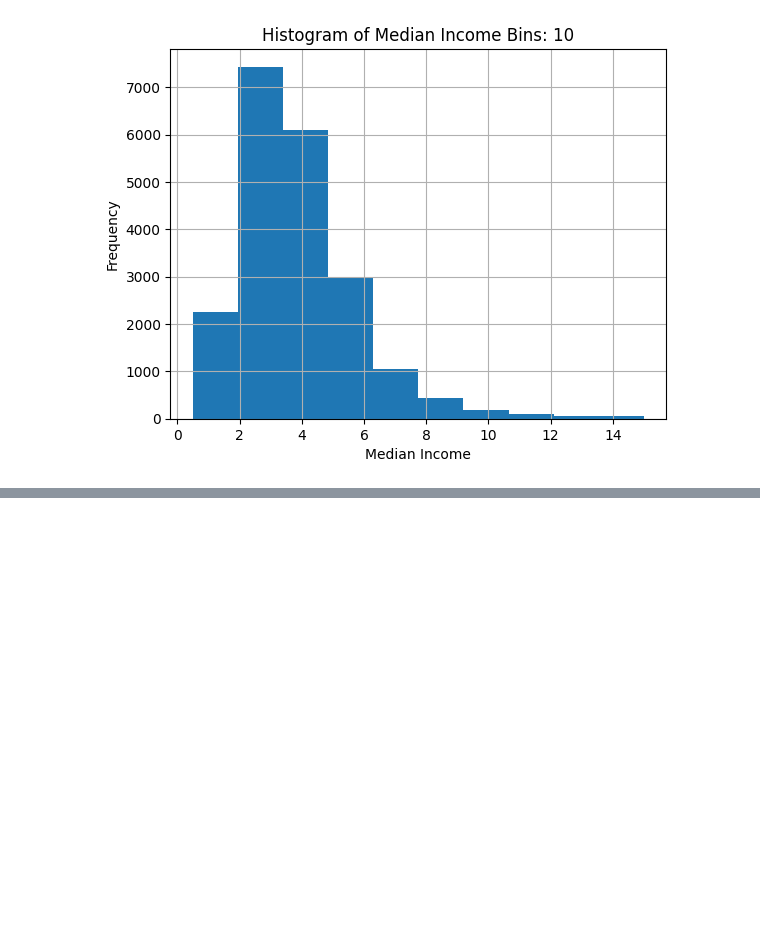
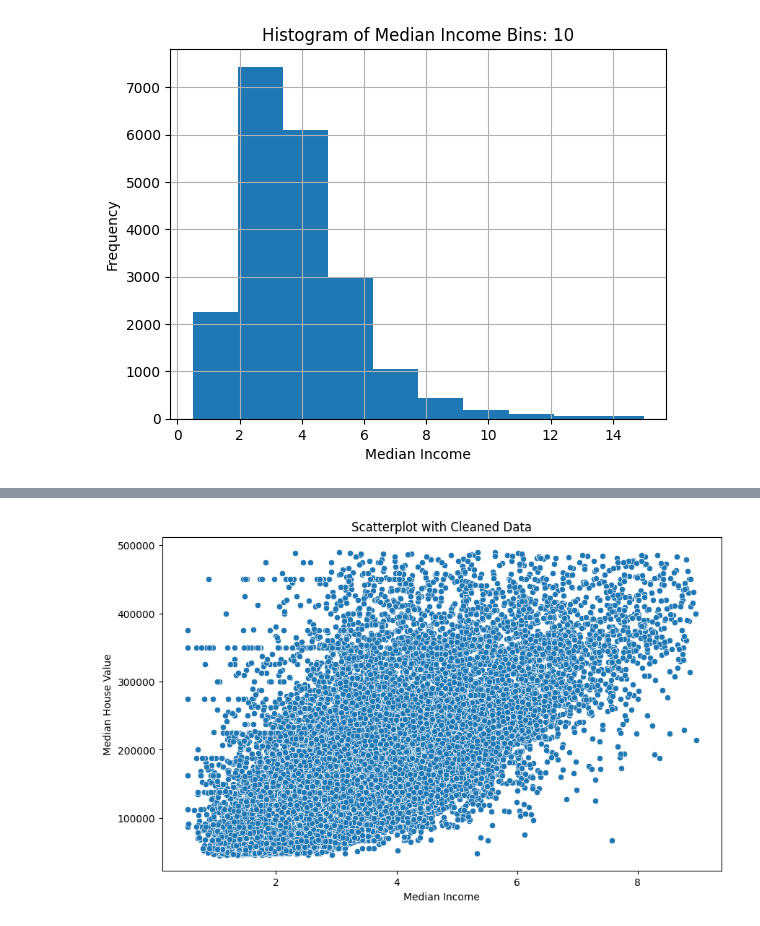
Before and after one commit to staldenhoefler/gdv, a Jupyter notebook: LE3.ipynb, the cells around one changed output, grey strips where cells are left out. Cells and saved outputs as stored; diff of their text form; code cells hidden in the pictures; blank space fills up the shorter version.

```diff
--- a/LE3.ipynb
+++ b/LE3.ipynb
@@ -31,0 +88,16 @@ plt.show()
+# %%
+# Remove outliers
+df_cleaned = df[df['median_house_value'] < 490000]
+df_cleaned = df_cleaned[df_cleaned['median_income'] < 9]
+df_cleaned = df_cleaned[df_cleaned['median_house_value'] > 45000]
+df_cleaned = df_cleaned[df_cleaned['median_income'] > 0.5]
+# %%
+# Scatterplot with cleaned data
+plt.figure(figsize=(10, 6))
+sns.scatterplot(x='median_income', y='median_house_value', data=df_cleaned)
+plt.title('Scatterplot with Cleaned Data')
+plt.xlabel('Median Income')
+plt.ylabel('Median House Value')
+plt.show()
+# %% [output]
+[figure, added]
```
Also changed, not shown: parts of 9 cells of this notebook.
